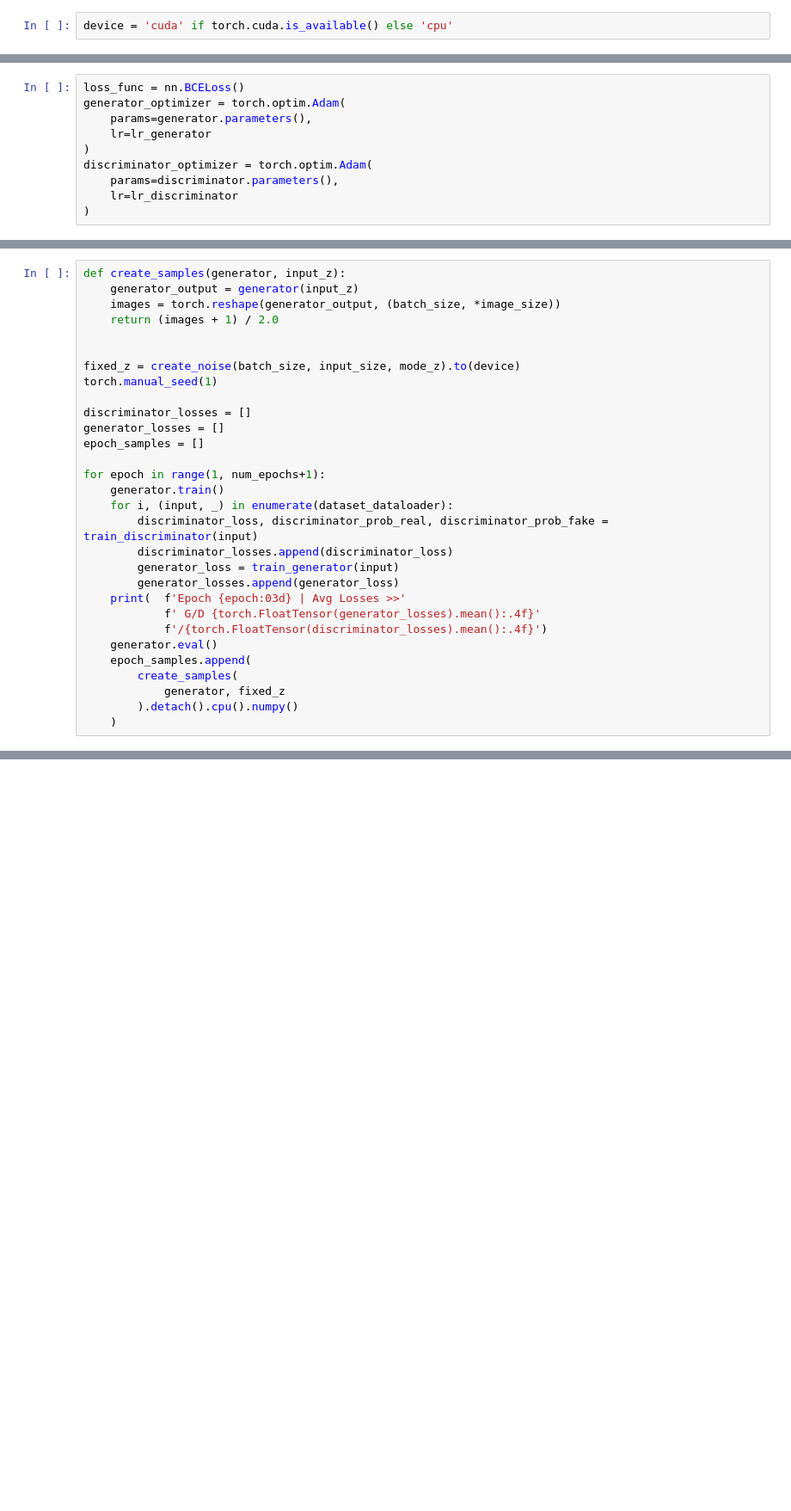
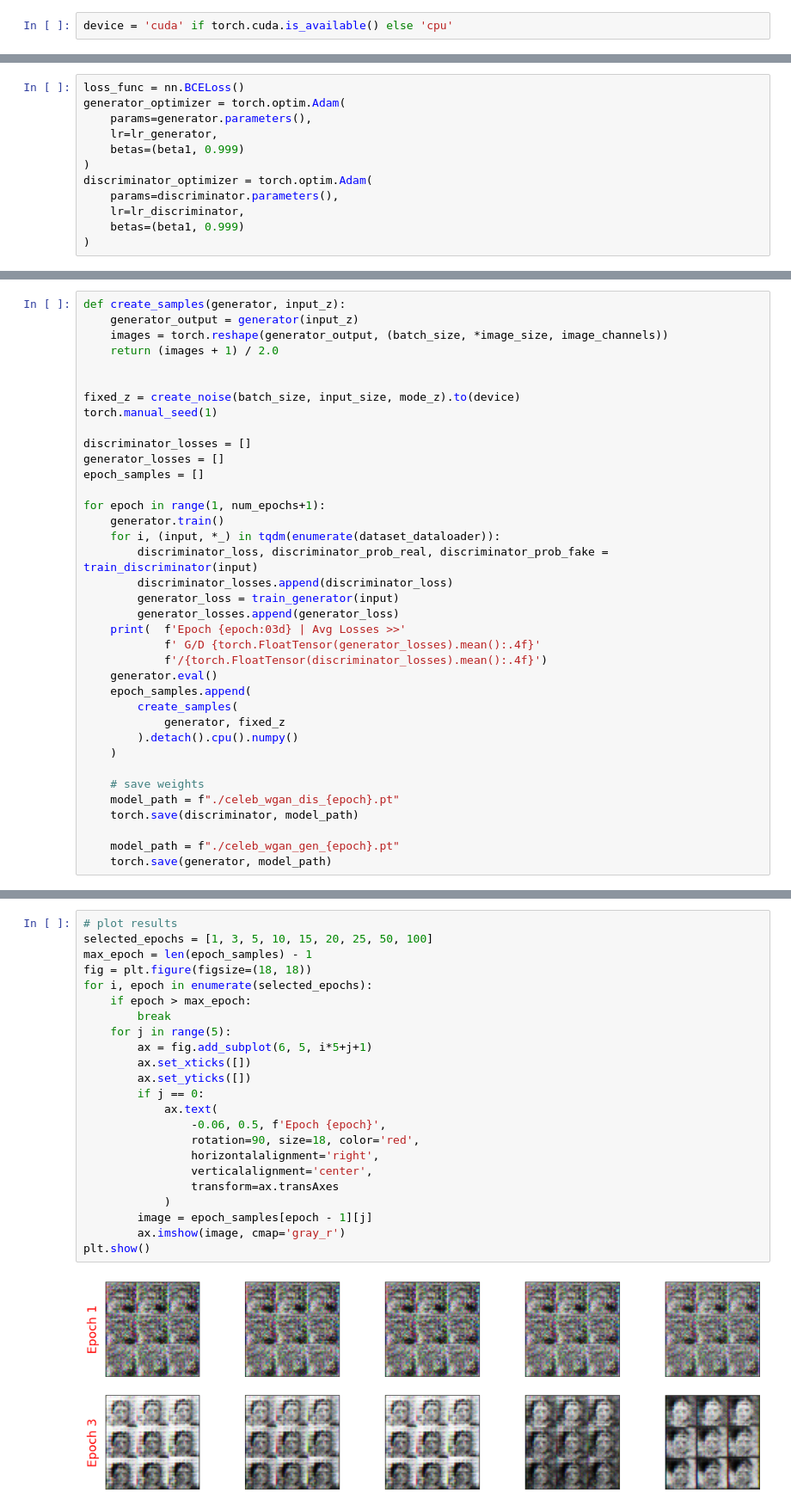
Before and after one commit to ysimonov/generative-adversarial-network, a Jupyter notebook: model.ipynb, the cells around one changed output, grey strips where cells are left out. Shown at 86% size. Saved outputs shown, nothing was run; the diff lists cells and outputs as text; blank space fills up the shorter version.

```diff
--- a/model.ipynb
+++ b/model.ipynb
@@ -220,11 +279,13 @@ Sequential(
 loss_func = nn.BCELoss()
 generator_optimizer = torch.optim.Adam(
     params=generator.parameters(),
-    lr=lr_generator
+    lr=lr_generator,
+    betas=(beta1, 0.999)
 )
 discriminator_optimizer = torch.optim.Adam(
     params=discriminator.parameters(),
-    lr=lr_discriminator
+    lr=lr_discriminator,
+    betas=(beta1, 0.999)
 )
 # %%
 def create_noise(batch_size, input_size, mode_z):
@@ -269,7 +334,7 @@ def train_generator(input: torch.Tensor):
 # %%
 def create_samples(generator, input_z):
     generator_output = generator(input_z)
-    images = torch.reshape(generator_output, (batch_size, *image_size))
+    images = torch.reshape(generator_output, (batch_size, *image_size, image_channels))
     return (images + 1) / 2.0
 
 
@@ -282,7 +347,7 @@ epoch_samples = []
 
 for epoch in range(1, num_epochs+1):
     generator.train()
-    for i, (input, _) in enumerate(dataset_dataloader):
+    for i, (input, *_) in tqdm(enumerate(dataset_dataloader)):
         discriminator_loss, discriminator_prob_real, discriminator_prob_fake = train_discriminator(input)
         discriminator_losses.append(discriminator_loss)
         generator_loss = train_generator(input)
@@ -296,3 +361,10 @@ for epoch in range(1, num_epochs+1):
             generator, fixed_z
         ).detach().cpu().numpy()
     )
+
+    # save weights
+    model_path = f"./celeb_wgan_dis_{epoch}.pt"
+    torch.save(discriminator, model_path)
+
+    model_path = f"./celeb_wgan_gen_{epoch}.pt"
+    torch.save(generator, model_path)
@@ -298,0 +389,25 @@ for epoch in range(1, num_epochs+1):
+# %%
+# plot results
+selected_epochs = [1, 3, 5, 10, 15, 20, 25, 50, 100]
+max_epoch = len(epoch_samples) - 1
+fig = plt.figure(figsize=(18, 18))
+for i, epoch in enumerate(selected_epochs):
+    if epoch > max_epoch:
+        break
+    for j in range(5):
+        ax = fig.add_subplot(6, 5, i*5+j+1)
+        ax.set_xticks([])
+        ax.set_yticks([])
+        if j == 0:
+            ax.text(
+                -0.06, 0.5, f'Epoch {epoch}',
+                rotation=90, size=18, color='red',
+                horizontalalignment='right',
+                verticalalignment='center',
+                transform=ax.transAxes
+            )
+        image = epoch_samples[epoch - 1][j]
+        ax.imshow(image, cmap='gray_r')
+plt.show()
+# %% [output]
+[figure, added]
```
Also changed, not shown: parts of 12 cells of this notebook, 1 other file.
